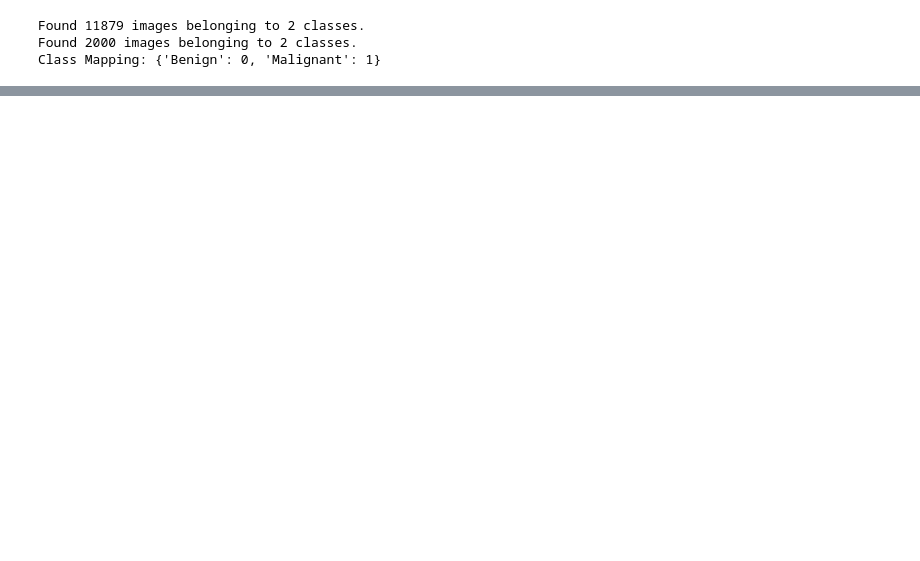
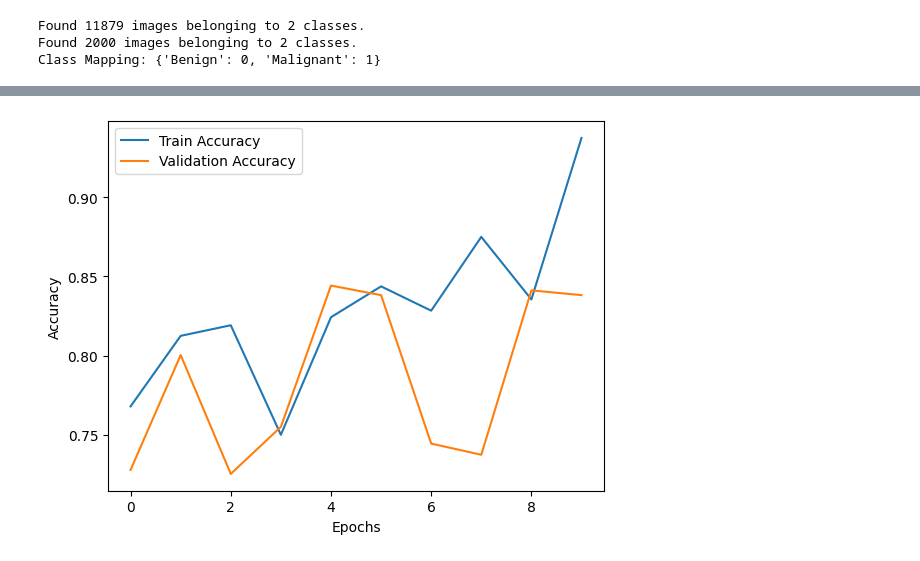
Before and after one commit to HarshRaut9945/Deep-learning-project, a Jupyter notebook: Skin Cancer Detect/data.ipynb, the cells around one changed output, grey strips where cells are left out. Drawn from its saved outputs; the diff is of its cells as text; code cells hidden in the pictures; blank space fills up the shorter version.

```diff
--- a/Skin Cancer Detect/data.ipynb
+++ b/Skin Cancer Detect/data.ipynb
@@ -53,0 +127,29 @@ Class Mapping: {'Benign': 0, 'Malignant': 1}
+# %%
+early_stopping = EarlyStopping(
+    monitor="val_loss",
+    patience=5,  # Stop training after 5 epochs with no improvement
+    restore_best_weights=True,
+    verbose=1
+)
+
+# ReduceLROnPlateau to reduce the learning rate if the model stops improving
+lr_scheduler = ReduceLROnPlateau(
+    monitor="val_loss",
+    factor=0.3,
+    patience=3,  # Reduce LR if no improvement after 3 epochs
+    min_lr=1e-7,
+    verbose=1
+)
+
+
+
+
+
+history = model.fit(
+    train_generator,
+    steps_per_epoch=train_generator.samples // BATCH_SIZE,
+    epochs=10,  # Set number of epochs to train the model
+    validation_data=test_generator,
+    validation_steps=test_generator.samples // BATCH_SIZE,
+    callbacks=[early_stopping, lr_scheduler]
+)
@@ -53,0 +179,12 @@ Class Mapping: {'Benign': 0, 'Malignant': 1}
+# %%
+# Save Model
+model.save("skin_cancer_cnn.h5")
+
+# Plot Training History
+plt.plot(history.history["accuracy"], label="Train Accuracy")
+plt.plot(history.history["val_accuracy"], label="Validation Accuracy")
+plt.xlabel("Epochs")
+plt.ylabel("Accuracy")
+plt.legend()
+plt.show()
+# %% [output]
@@ -53,0 +192 @@ Class Mapping: {'Benign': 0, 'Malignant': 1}
+[figure, added]
```
Also changed, not shown: parts of 16 cells of this notebook.
